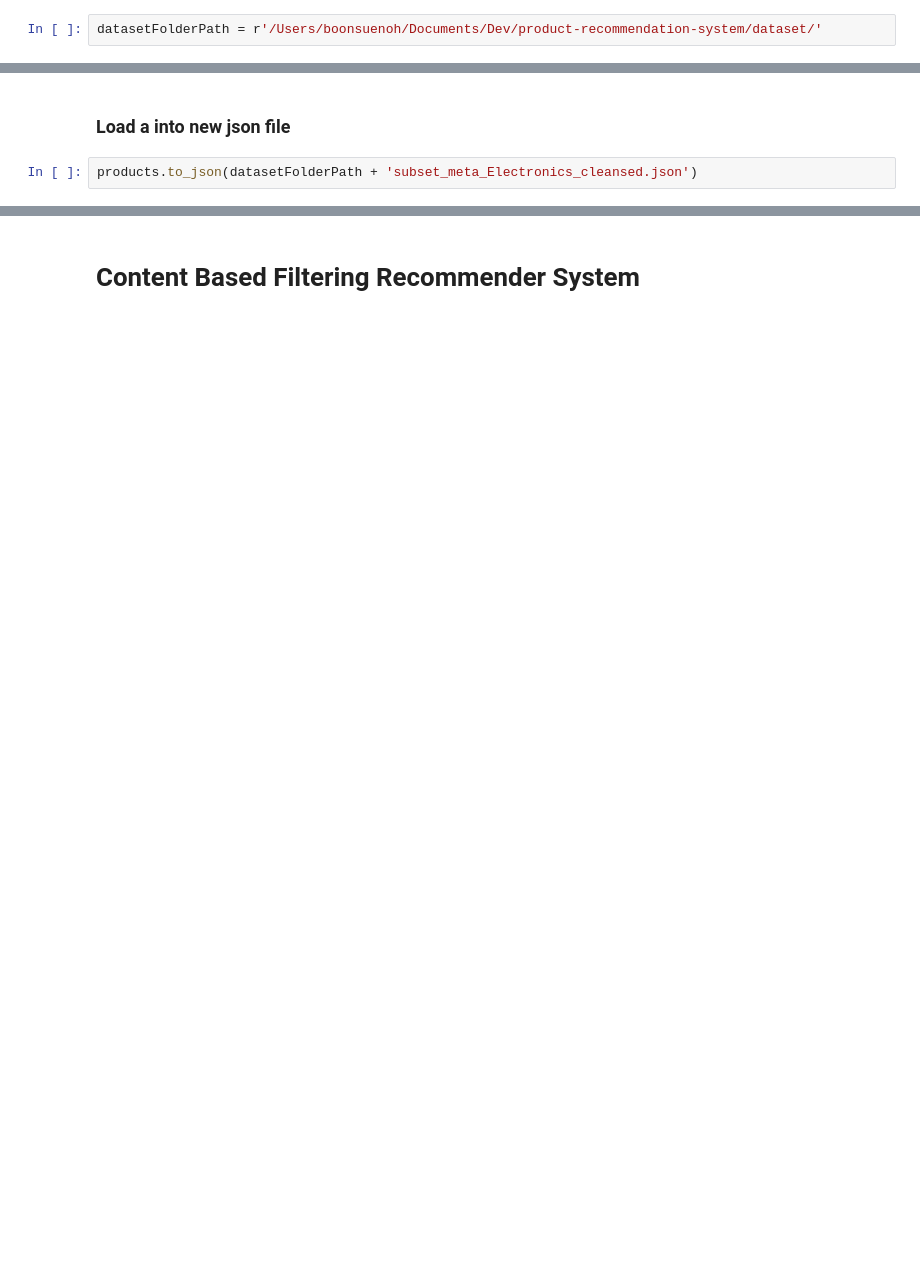
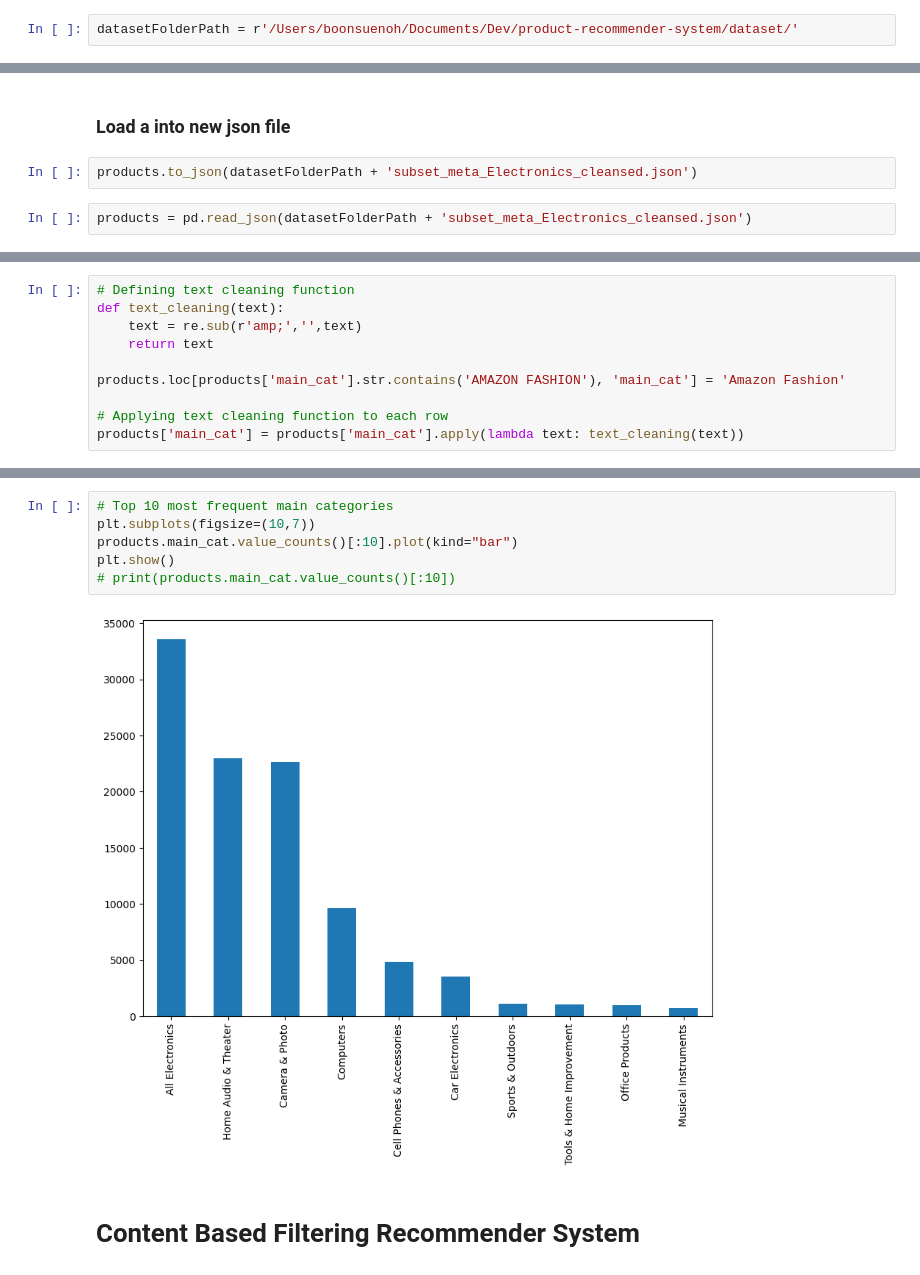
Before and after one commit to boonsuen/product-recommender-system, a Jupyter notebook: Content-Based Filtering Recommender System - Oh Boon Suen.ipynb, the cells around one changed output, grey strips where cells are left out. Cells and saved outputs as stored; diff of their text form; blank space fills up the shorter version.

```diff
--- a/Content-Based Filtering Recommender System - Oh Boon Suen.ipynb
+++ b/Content-Based Filtering Recommender System - Oh Boon Suen.ipynb
@@ -12,7 +13,7 @@ import seaborn as sns
 # %% [markdown]
 # Import Dataset
 # %%
-datasetFolderPath = r'/Users/boonsuenoh/Documents/Dev/product-recommendation-system/dataset/'
+datasetFolderPath = r'/Users/boonsuenoh/Documents/Dev/product-recommender-system/dataset/'
 # %%
 products = pd.read_json(datasetFolderPath + 'subset_meta_Electronics.json', lines=True)
 # %%
@@ -62,3 +57,5 @@ products.head(50)
 ### Load a into new json file
 # %%
 products.to_json(datasetFolderPath + 'subset_meta_Electronics_cleansed.json')
+# %%
+products = pd.read_json(datasetFolderPath + 'subset_meta_Electronics_cleansed.json')
@@ -64,0 +92,10 @@ products.to_json(datasetFolderPath + 'subset_meta_Electronics_cleansed.json')
+# %%
+# Defining text cleaning function
+def text_cleaning(text):
+    text = re.sub(r'amp;','',text)
+    return text
+
+products.loc[products['main_cat'].str.contains('AMAZON FASHION'), 'main_cat'] = 'Amazon Fashion'
+
+# Applying text cleaning function to each row
+products['main_cat'] = products['main_cat'].apply(lambda text: text_cleaning(text))
@@ -69,5 +130,13 @@ products.brand.value_counts()[:10].plot(kind="bar")
 plt.show()
 # %% [output]
 [figure]
+# %%
+# Top 10 most frequent main categories
+plt.subplots(figsize=(10,7))
+products.main_cat.value_counts()[:10].plot(kind="bar")
+plt.show()
+# print(products.main_cat.value_counts()[:10])
+# %% [output]
+[figure, added]
 # %% [markdown]
 # Content Based Filtering Recommender System
```
Also changed, not shown: parts of 23 cells of this notebook.
